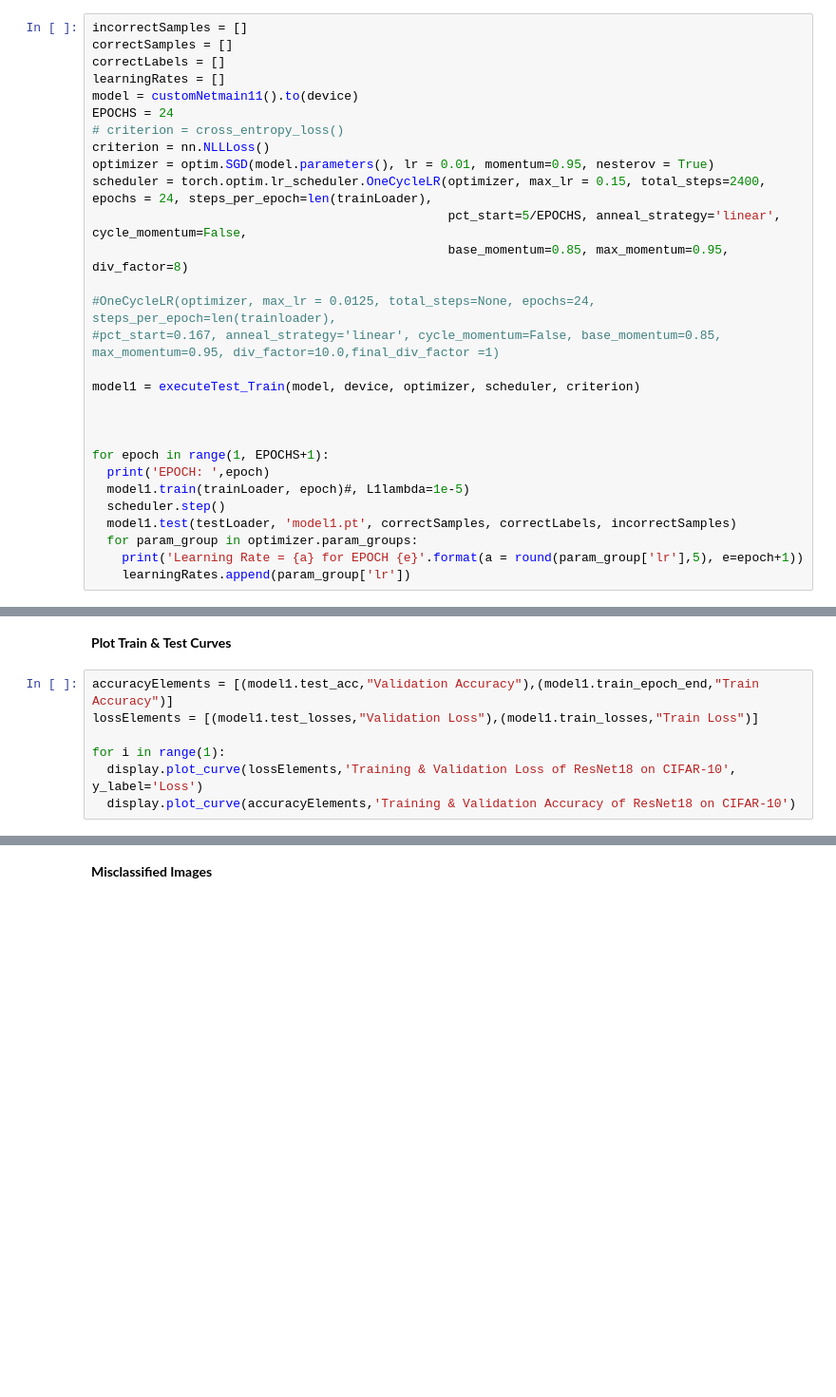
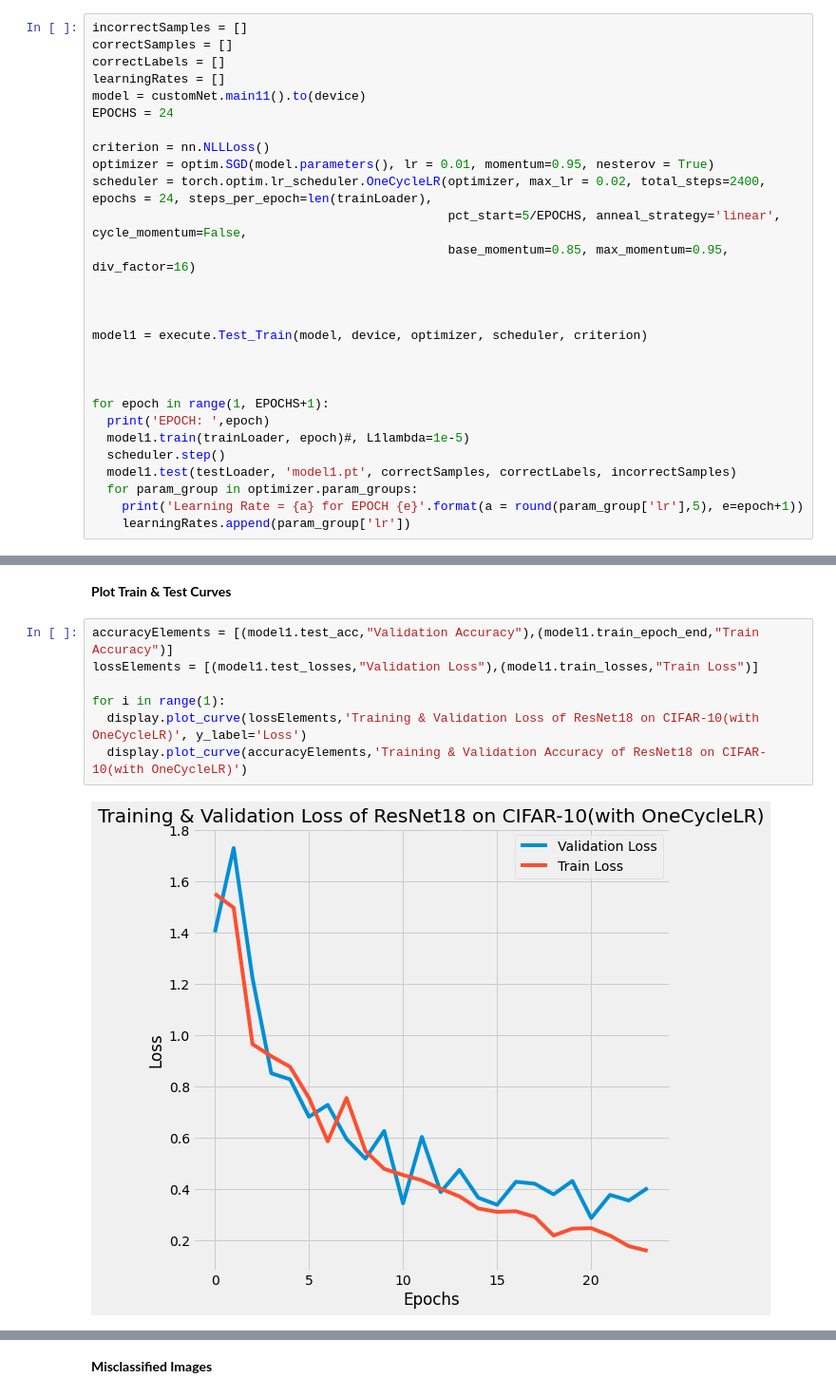
Before and after one commit to rohansh-tty/EVA4, a Jupyter notebook: S11/S11_Assignment.ipynb, the cells around one changed output, grey strips where cells are left out. Shown at 95% size. Drawn from its saved outputs; the diff is of its cells as text; blank space fills up the shorter version.

Commit message:
Validation Accuracy - 89%

```diff
--- a/S11/S11_Assignment.ipynb
+++ b/S11/S11_Assignment.ipynb
@@ -220,19 +143,18 @@ incorrectSamples = []
 correctSamples = []
 correctLabels = []
 learningRates = []
-model = customNetmain11().to(device)
+model = customNet.main11().to(device)
 EPOCHS = 24
-# criterion = cross_entropy_loss()
+
 criterion = nn.NLLLoss()
 optimizer = optim.SGD(model.parameters(), lr = 0.01, momentum=0.95, nesterov = True)
-scheduler = torch.optim.lr_scheduler.OneCycleLR(optimizer, max_lr = 0.15, total_steps=2400, epochs = 24, steps_per_epoch=len(trainLoader),
+scheduler = torch.optim.lr_scheduler.OneCycleLR(optimizer, max_lr = 0.02, total_steps=2400, epochs = 24, steps_per_epoch=len(trainLoader),
                                                 pct_start=5/EPOCHS, anneal_strategy='linear', cycle_momentum=False,
-                                                base_momentum=0.85, max_momentum=0.95, div_factor=8)
+                                                base_momentum=0.85, max_momentum=0.95, div_factor=16)
 
-#OneCycleLR(optimizer, max_lr = 0.0125, total_steps=None, epochs=24, steps_per_epoch=len(trainloader),
-#pct_start=0.167, anneal_strategy='linear', cycle_momentum=False, base_momentum=0.85, max_momentum=0.95, div_factor=10.0,final_div_factor =1)
 
-model1 = executeTest_Train(model, device, optimizer, scheduler, criterion)
+
+model1 = execute.Test_Train(model, device, optimizer, scheduler, criterion)
 
 
 
@@ -249,7 +234,9 @@ for epoch in range(1, EPOCHS+1):
 # %%
 accuracyElements = [(model1.test_acc,"Validation Accuracy"),(model1.train_epoch_end,"Train Accuracy")]
 lossElements = [(model1.test_losses,"Validation Loss"),(model1.train_losses,"Train Loss")]
 
 for i in range(1):
-  display.plot_curve(lossElements,'Training & Validation Loss of ResNet18 on CIFAR-10', y_label='Loss')
-  display.plot_curve(accuracyElements,'Training & Validation Accuracy of ResNet18 on CIFAR-10')
+  display.plot_curve(lossElements,'Training & Validation Loss of ResNet18 on CIFAR-10(with OneCycleLR)', y_label='Loss')
+  display.plot_curve(accuracyElements,'Training & Validation Accuracy of ResNet18 on CIFAR-10(with OneCycleLR)')
+# %% [output]
+[figure, added]
```
Also changed, not shown: parts of 17 cells of this notebook.
